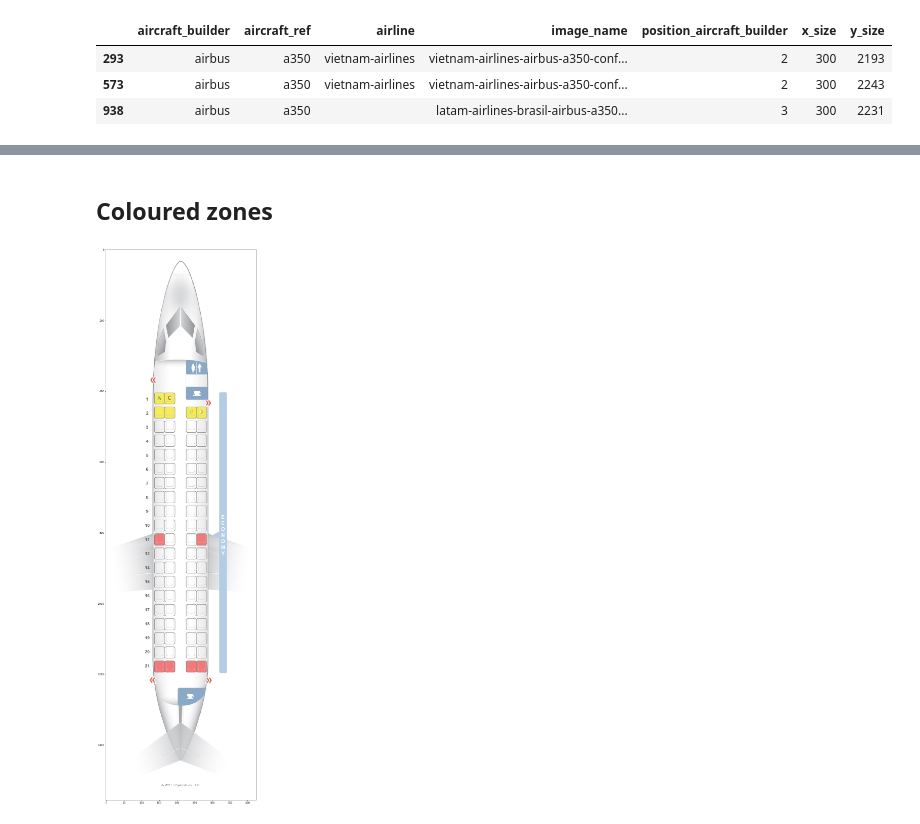
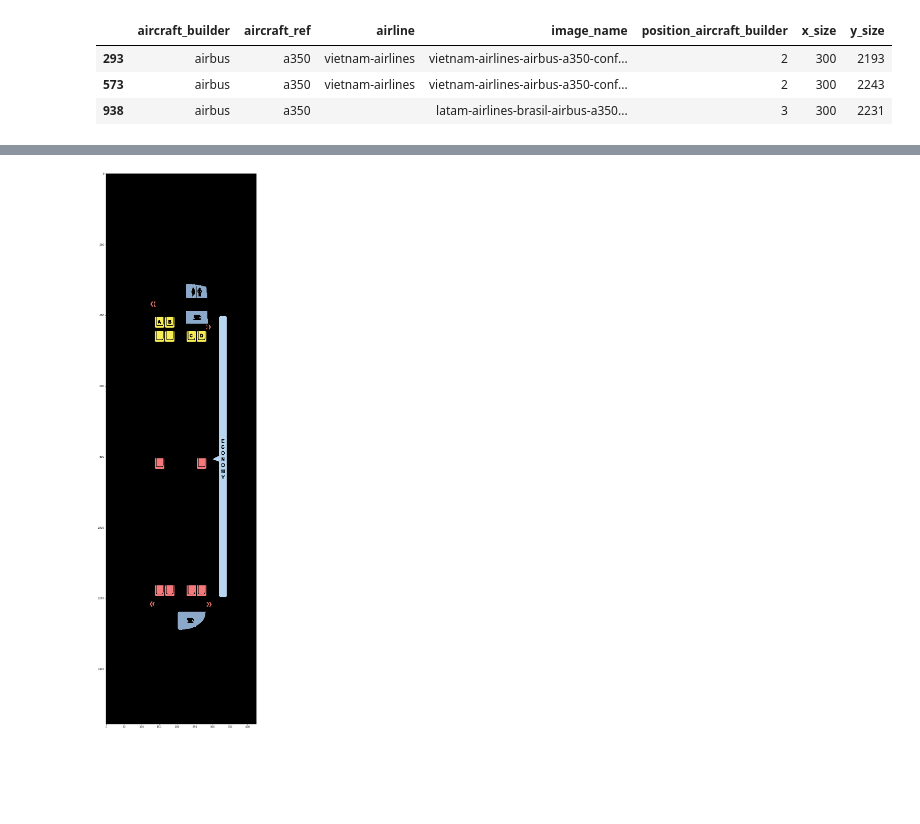
Before and after one commit to vincentnam/ProjetInterpromo2020G8, a Jupyter notebook: William_Azzouza_notebook.ipynb, the cells around one changed output, grey strips where cells are left out. Cells and saved outputs as stored; diff of their text form; code cells hidden in the pictures; blank space fills up the shorter version.

```diff
--- a/William_Azzouza_notebook.ipynb
+++ b/William_Azzouza_notebook.ipynb
@@ -214,7 +213,0 @@ df_layout_seatmaestro[df_layout_seatmaestro['aircraft_ref'] == 'a350']
-# %%
-layout = "LAYOUT_SEATGURU/"
-data_path = "/home/sid2019-1/Documents/M2_DATA_INTERPROMO/"
-
-img = plt.imread(data_path + layout + df_layout_seatguru[df_layout_seatguru['image_name'] == 'Aer_Lingus_Airbus_A330-200_plane4.jpg']['image_name'].tolist()[0])
-plt.figure(figsize=(20,40))
-plt.imshow(img, cmap='gray')
@@ -224,8 +214,6 @@ plt.imshow(img, cmap='gray')
-# %% [markdown]
-## Coloured zones
 # %%
 COLOURS = {
-    'LAYOUT SEATGURU': {
+    'LAYOUT_SEATGURU': {
         'jpg':{
             "blue":[139, 168, 198],
             "yellow": [247, 237, 86],
@@ -245,7 +233,7 @@ COLOURS = {
             "baby": [197,197,197]
         }
     },
-    'LAYOUT SEATMAESTRO': {
+    'LAYOUT_SEATMAESTRO': {
         'png': {
             "blue":[81,101,181],
             "exit": [1,120,175],
@@ -297,50 +285,49 @@ def colour_pipeline(image, colours, epsilon, colour_mode, default_colour, rgb_le
     return image_res
 # %%
 # input_path
-LAYOUT = 'LAYOUT SEATGURU'
+layout = 'LAYOUT_SEATGURU'
 input_path = data_path + layout
 
 image_name = 'Flybe_Q400_plane432.jpg'
 
-image = plt.imread(input_path + image_name)
+image = plt.imread(input_path + '/' + image_name)
 
 
 # The colours that we want to pre-process
 # If empty the colour inside COLOURS by dataset and image_extension will be selected
 colours = {
-    'black': [0,0,0]
 }
 
 # default colour in order to change some pixels
-default_colour = [255, 255, 255]
+default_colour = [0, 0, 0]
 
 # if True :
 # Choose to replace pixel that corresponds to the colours inside the "colours" dict by it own colour.
 # The other pixel are replaced by the default value
 # if False :
 # Change the colour inside the "colours" dict by the default value (in order to remove them)
-colour_mode = False
+colour_mode = True
 
 # value that can allow to capture more pixel by a defined colour, in order to accept some variation
 # for example the colour [255, 255, 255] and the colour [230, 250, 240] are close but not equals
 epsilon = 20
 
 # if colours is empty we use the COLOURS by default that will
 # load the right colours by (dataset, image extension type)
 if not bool(colours):
     # get the image extension
     image_ext = image_name.split('.')[-1]
 
     # get the default colour
-    colours = COLOURS[LAYOUT][image_ext]
+    colours = COLOURS[layout][image_ext]
 
 img_res = colour_pipeline(image, colours, epsilon, colour_mode, default_colour)
 
 # visualisation optional
-# visualisation(img_res)
+visualisation(img_res)
 
 # save the image optional
 # save_path = data_path + '/'
 # save_image(img_res, save_path, image_name)
 # %% [output]
-[figure, old version]
+[figure, new version]
```
Also changed, not shown: parts of 2 cells of this notebook.
